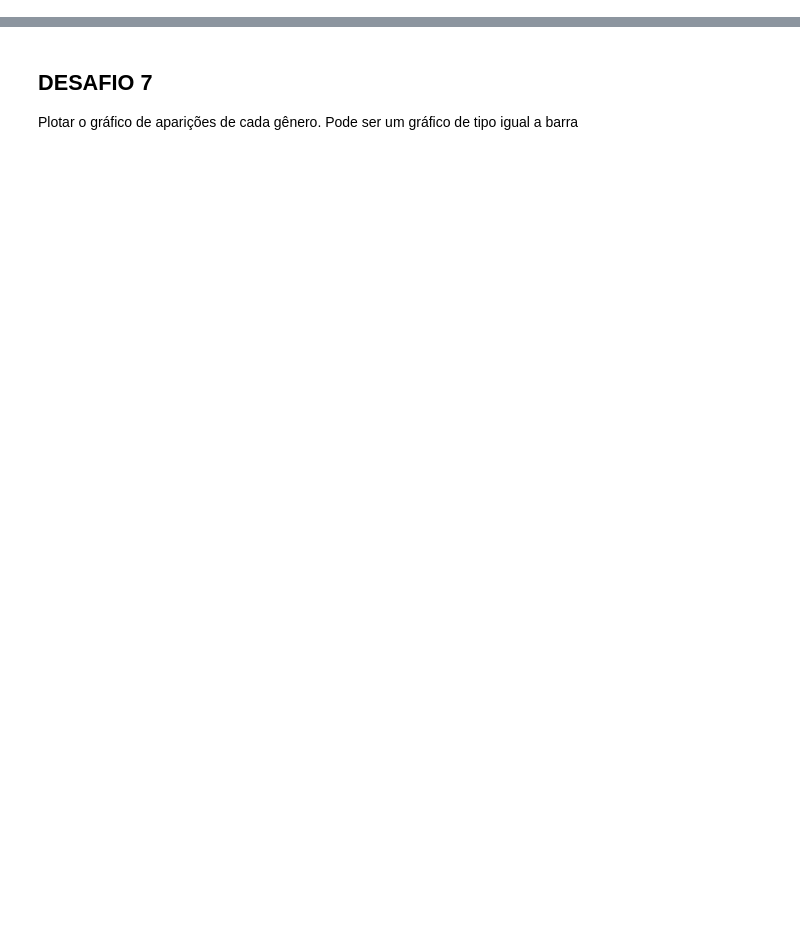
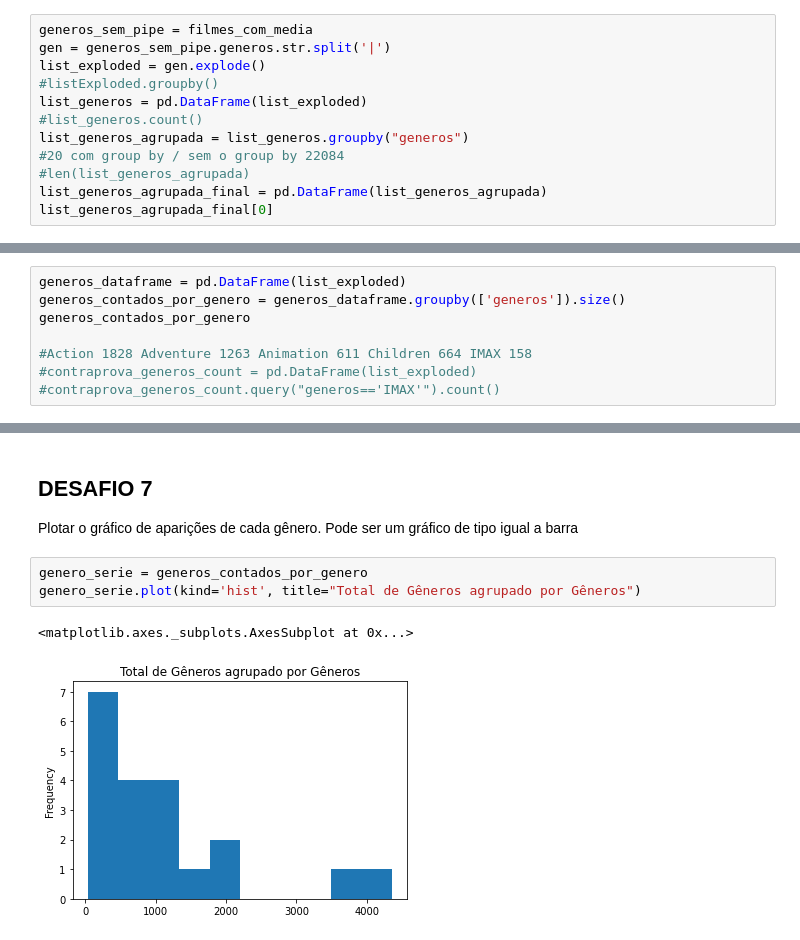
Before and after one commit to dnlrodrigues/analise_dados_python, a Jupyter notebook: QuarentenasDados_Filme.ipynb, the cells around one changed output, grey strips where cells are left out. Saved outputs shown, nothing was run; the diff lists cells and outputs as text; blank space fills up the shorter version.

```diff
--- a/QuarentenasDados_Filme.ipynb
+++ b/QuarentenasDados_Filme.ipynb
@@ -374,0 +368,12 @@ generos_sem_pipe = filmes_com_media
+# %%
+generos_sem_pipe = filmes_com_media
+gen = generos_sem_pipe.generos.str.split('|')
+list_exploded = gen.explode()
+#listExploded.groupby()
+list_generos = pd.DataFrame(list_exploded)
+#list_generos.count()
+list_generos_agrupada = list_generos.groupby("generos")
+#20 com group by / sem o group by 22084
+#len(list_generos_agrupada)
+list_generos_agrupada_final = pd.DataFrame(list_generos_agrupada)
+list_generos_agrupada_final[0]
@@ -375,3 +398,11 @@ generos_sem_pipe = filmes_com_media
 # %% [markdown]
 ##DESAFIO 6
 Contar o número de aparições de cada gênero.
+# %%
+generos_dataframe = pd.DataFrame(list_exploded)
+generos_contados_por_genero = generos_dataframe.groupby(['generos']).size()
+generos_contados_por_genero
+
+#Action 1828 Adventure 1263 Animation 611 Children 664 IMAX 158
+#contraprova_generos_count = pd.DataFrame(list_exploded)
+#contraprova_generos_count.query("generos=='IMAX'").count()
@@ -378,3 +427,9 @@ Contar o número de aparições de cada gênero.
 # %% [markdown]
 ## DESAFIO 7
 Plotar o gráfico de aparições de cada gênero. Pode ser um gráfico de tipo igual a barra
+# %%
+genero_serie = generos_contados_por_genero
+genero_serie.plot(kind='hist', title="Total de Gêneros agrupado por Gêneros")
+# %% [output]
+<matplotlib.axes._subplots.AxesSubplot at 0x...>
+[figure, added]
```
Also changed, not shown: parts of 5 cells of this notebook.
